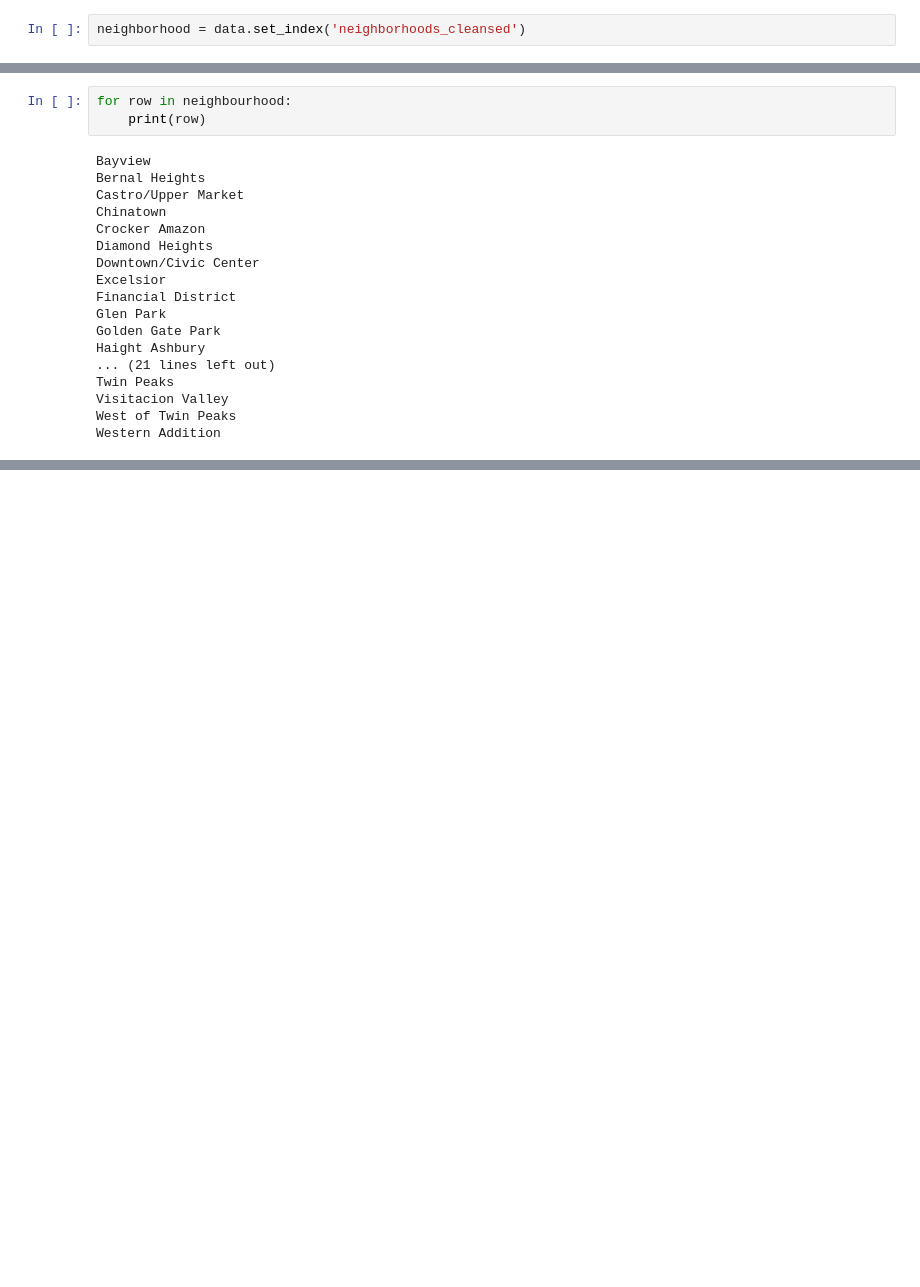
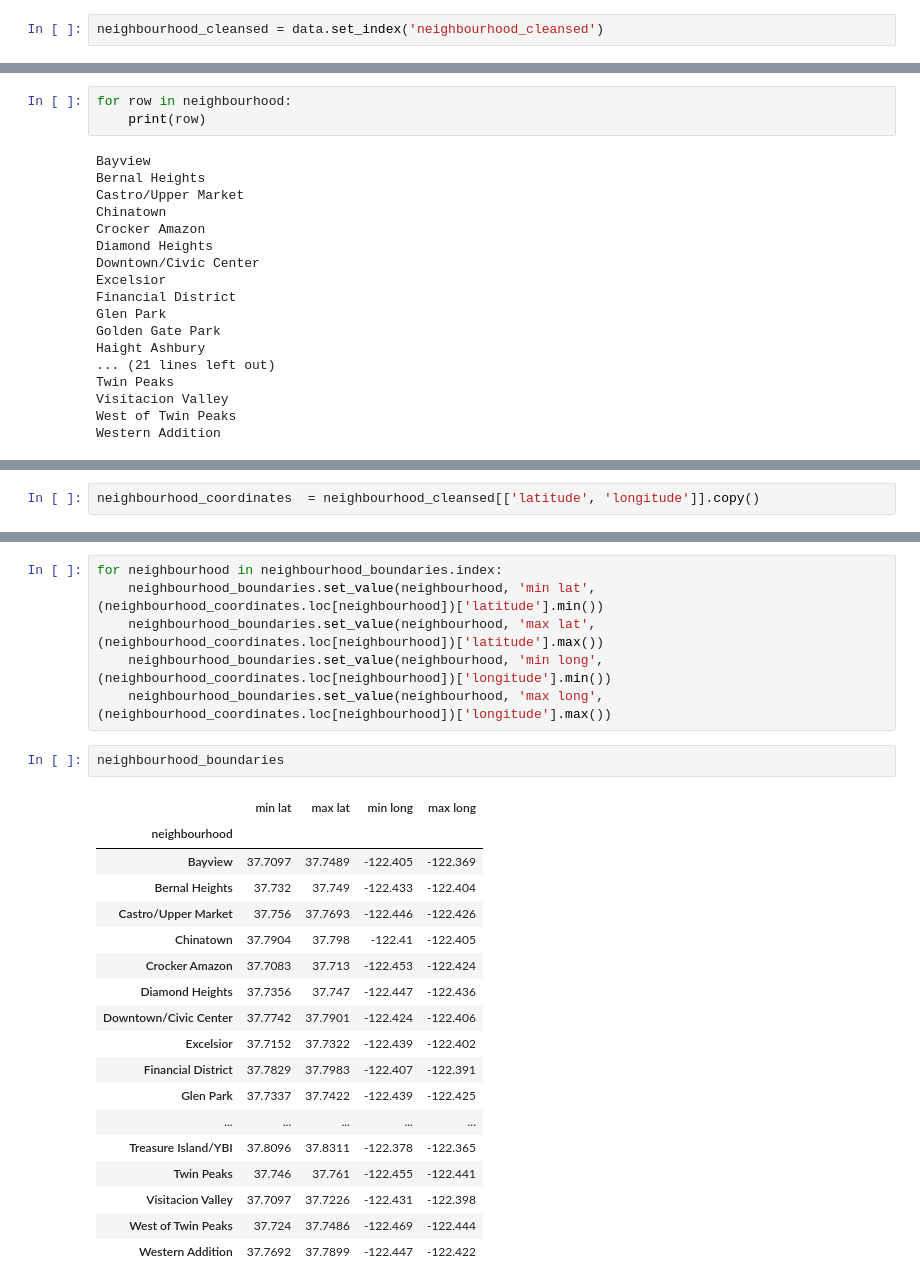
Before and after one commit to zhaoamy/Capital-One-Airbnb-challenge, a Jupyter notebook: airbnb-public-sep-2017/airbnb-sep-2017/Import Data.ipynb, the cells around one changed output, grey strips where cells are left out. Drawn from its saved outputs; the diff is of its cells as text; blank space fills up the shorter version.

```diff
--- a/airbnb-public-sep-2017/airbnb-sep-2017/Import Data.ipynb
+++ b/airbnb-public-sep-2017/airbnb-sep-2017/Import Data.ipynb
@@ -68,4 +68,4 @@ data['price']
 8705      $100.00
 Name: price, Length: 8706, dtype: object
 # %%
-neighborhood = data.set_index('neighborhoods_cleansed')
+neighbourhood_cleansed = data.set_index('neighbourhood_cleansed')
@@ -169,0 +199,2 @@ Western Addition
+# %%
+neighbourhood_coordinates  = neighbourhood_cleansed[['latitude', 'longitude']].copy()
@@ -169,0 +223,27 @@ Western Addition
+# %%
+for neighbourhood in neighbourhood_boundaries.index:
+    neighbourhood_boundaries.set_value(neighbourhood, 'min lat', (neighbourhood_coordinates.loc[neighbourhood])['latitude'].min())
+    neighbourhood_boundaries.set_value(neighbourhood, 'max lat', (neighbourhood_coordinates.loc[neighbourhood])['latitude'].max())
+    neighbourhood_boundaries.set_value(neighbourhood, 'min long', (neighbourhood_coordinates.loc[neighbourhood])['longitude'].min())
+    neighbourhood_boundaries.set_value(neighbourhood, 'max long', (neighbourhood_coordinates.loc[neighbourhood])['longitude'].max())
+# %%
+neighbourhood_boundaries
+# %% [output]
+|  | min lat | max lat | min long | max long |
+| neighbourhood |  |  |  |  |
+| Bayview | 37.7097 | 37.7489 | -122.405 | -122.369 |
+| Bernal Heights | 37.732 | 37.749 | -122.433 | -122.404 |
+| Castro/Upper Market | 37.756 | 37.7693 | -122.446 | -122.426 |
+| Chinatown | 37.7904 | 37.798 | -122.41 | -122.405 |
+| Crocker Amazon | 37.7083 | 37.713 | -122.453 | -122.424 |
+| Diamond Heights | 37.7356 | 37.747 | -122.447 | -122.436 |
+| Downtown/Civic Center | 37.7742 | 37.7901 | -122.424 | -122.406 |
+| Excelsior | 37.7152 | 37.7322 | -122.439 | -122.402 |
+| Financial District | 37.7829 | 37.7983 | -122.407 | -122.391 |
+| Glen Park | 37.7337 | 37.7422 | -122.439 | -122.425 |
+| ... | ... | ... | ... | ... |
+| Treasure Island/YBI | 37.8096 | 37.8311 | -122.378 | -122.365 |
+| Twin Peaks | 37.746 | 37.761 | -122.455 | -122.441 |
+| Visitacion Valley | 37.7097 | 37.7226 | -122.431 | -122.398 |
+| West of Twin Peaks | 37.724 | 37.7486 | -122.469 | -122.444 |
+| Western Addition | 37.7692 | 37.7899 | -122.447 | -122.422 |
```
Also changed, not shown: parts of 36 cells of this notebook, 47 other files.
